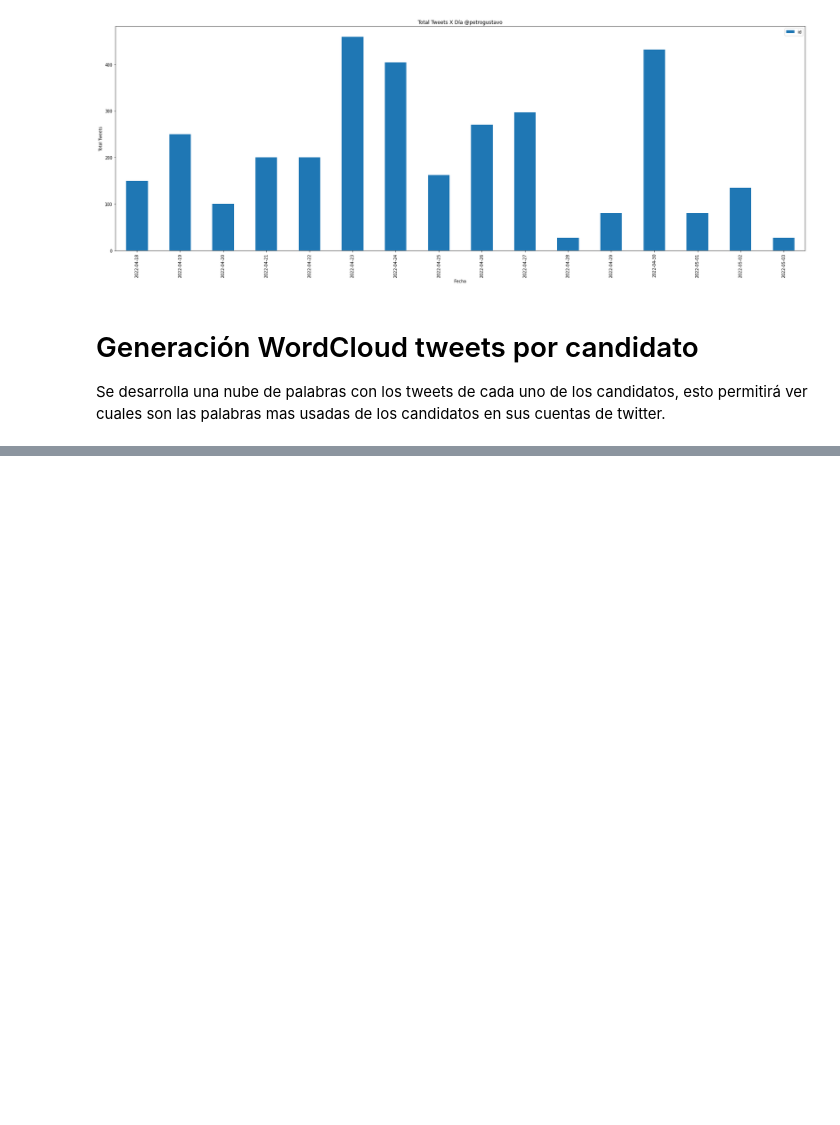
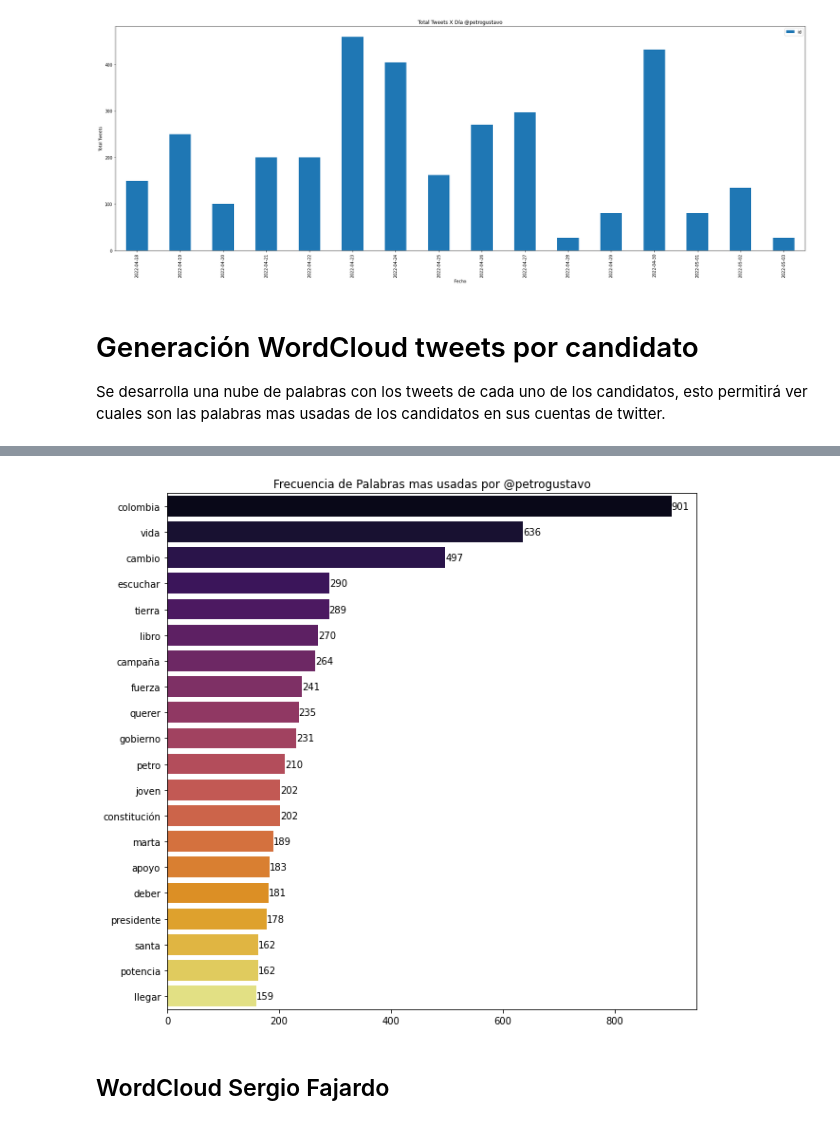
Before and after one commit to fredericksalazar/textAnalysis-ColombianElections, a Jupyter notebook: twitter_mining/nt_twitter_text_mining.ipynb, the cells around one changed output, grey strips where cells are left out. Cells and saved outputs as stored; diff of their text form; code cells hidden in the pictures; blank space fills up the shorter version.

```diff
--- a/twitter_mining/nt_twitter_text_mining.ipynb
+++ b/twitter_mining/nt_twitter_text_mining.ipynb
@@ -254,3 +276,33 @@ plt.axis('off')
+# %%
+plt.figure(figsize=(10,10))
+plt.title("Frecuencia de Palabras mas usadas por @petrogustavo")
+plt.xlabel = "Palabra"
+plt.ylabel = "Frecuencia"
+
+#Generamos gráfico de barras con las primeras 20 palabras mas usadas de petro
+
+most_common_petro = cnt_palabras_tweets_petro.most_common(20)
+
+x_petro = []
+y_petro = []
+
+for tupla in most_common_petro:
+    x_petro.append(tupla[0])
+    y_petro.append(tupla[1])
+
+p_bar = sns.barplot(x=y_petro,
+            y=x_petro,
+            palette='inferno',
+            orient='h')
+
+for i in p_bar.containers:
+    p_bar.bar_label(i,)
+
+plt.show()
+# %% [output]
+[figure, added]
+# %% [markdown]
+## WordCloud Sergio Fajardo
 # %%
 wrdCloud = WordCloud(width=3000,
                      height=3000,
```
Also changed, not shown: parts of 17 cells of this notebook.
